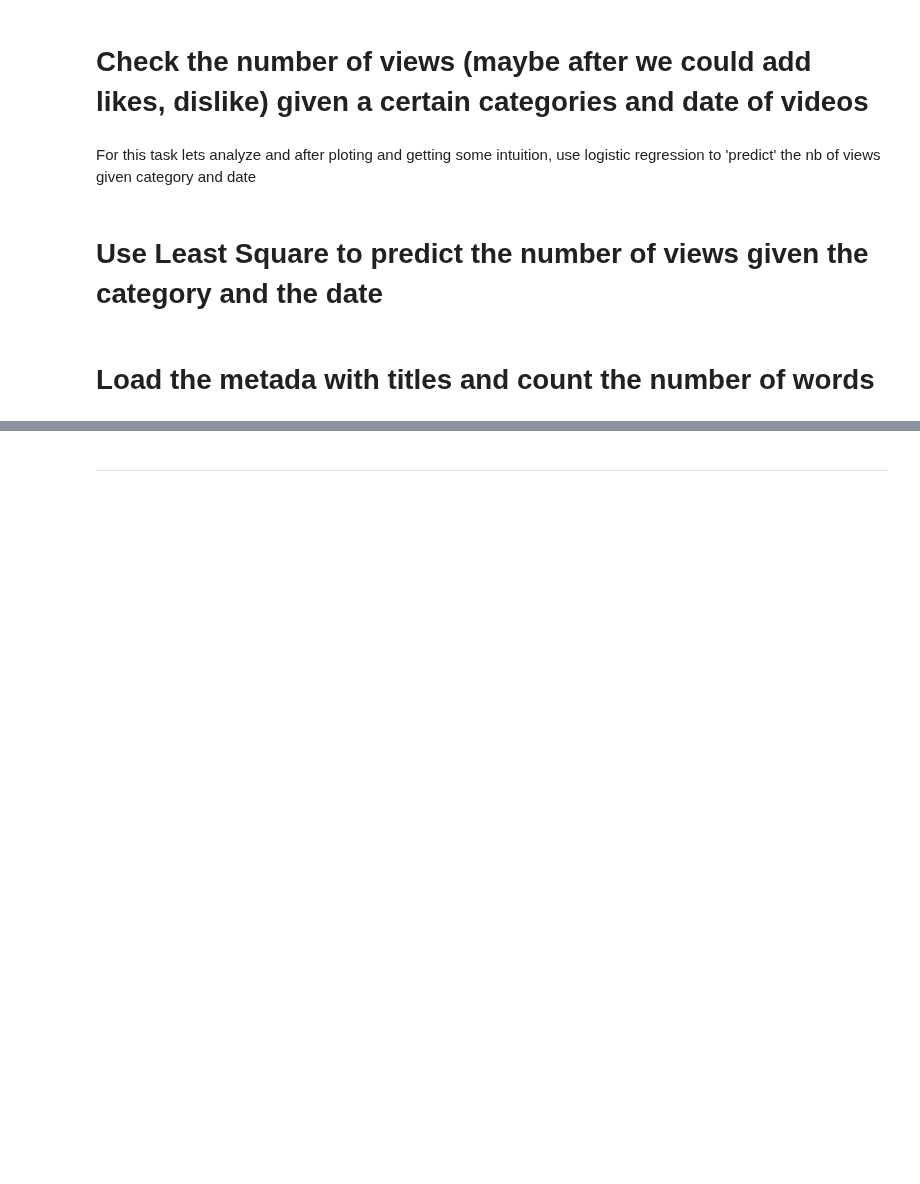
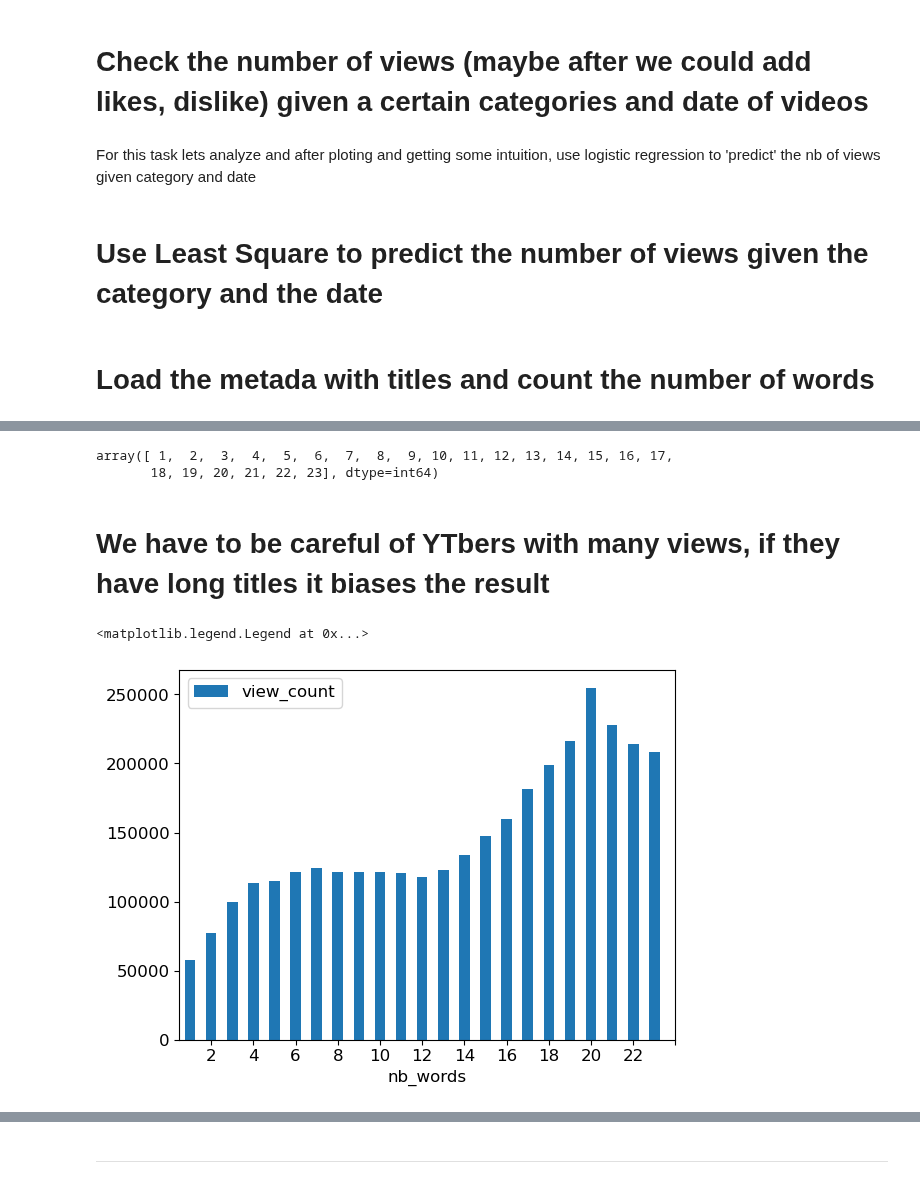
Before and after one commit to epfl-ada/ada-2022-project-adaptation, a Jupyter notebook: impl.ipynb, the cells around one changed output, grey strips where cells are left out. Cells and saved outputs as stored; diff of their text form; code cells hidden in the pictures; blank space fills up the shorter version.

Commit message:
nb views given nb words in title

```diff
--- a/impl.ipynb
+++ b/impl.ipynb
@@ -385,0 +383,8 @@ def count_words_simple(x):
+# %%
+import re
+# we need to improve the hw1 method a bit because we want to make sure that titles with a lot of spaces
+# don't have too many words and if there is a type (e.g "Welcome,in my video" is counted as 4 words and not 3)
+def count_words_simple(x : str):
+    new_x = x.replace(',', ' ')
+    new_x = re.sub(' +', ' ', new_x)
+    return len(new_x.split(' '))
@@ -386,4 +397,4 @@ def count_words_simple(x):
 # %%
 titles_metadata = pd.read_feather(
-    "./data/yt_metadata_title_helper.feather"
+    "./data/yt_metadata_title_helper.feather", columns=["title"]
 )
@@ -390,3 +419,3 @@ titles_metadata = pd.read_feather(
 # %%
-titles_metadata.drop('categories', axis=1, inplace=True)
-titles_metadata
+# titles_metadata.drop('categories', axis=1, inplace=True)
+# titles_metadata
@@ -428,0 +463,3 @@ video_metadatas_titles
+# %%
+view_mean_per_nb_words = video_metadatas_titles.groupby('nb_words')['view_count'].mean()[:23]
+view_mean_per_nb_words
@@ -429,3 +484,18 @@ video_metadatas_titles
+# %%
+view_mean_per_nb_words.index.values
+# %% [output]
+array([ 1,  2,  3,  4,  5,  6,  7,  8,  9, 10, 11, 12, 13, 14, 15, 16, 17,
+       18, 19, 20, 21, 22, 23], dtype=int64)
+# %% [markdown]
+# We have to be careful of YTbers with many views, if they have long titles it biases the result
+# %%
+x_ticks = view_mean_per_nb_words.index.values[::2]
+ax = view_mean_per_nb_words.plot.bar(rot=0)
+ax.set_xticks(x_ticks)
+ax.legend()
+# %% [output]
+<matplotlib.legend.Legend at 0x...>
+[figure, added]
 # %%
 words_per_cat = video_metadatas_titles.groupby('categories').agg({'nb_words': 'mean'})
 
```
Also changed, not shown: parts of 13 cells of this notebook.
